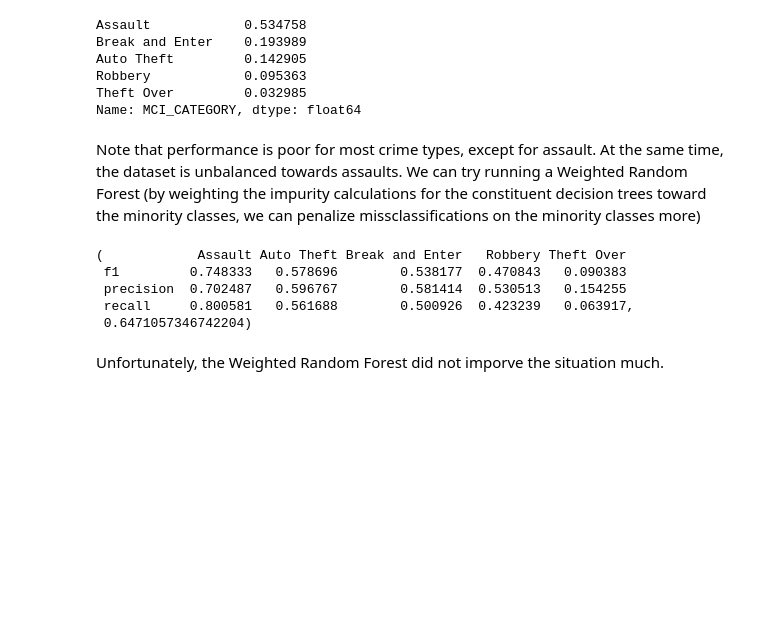
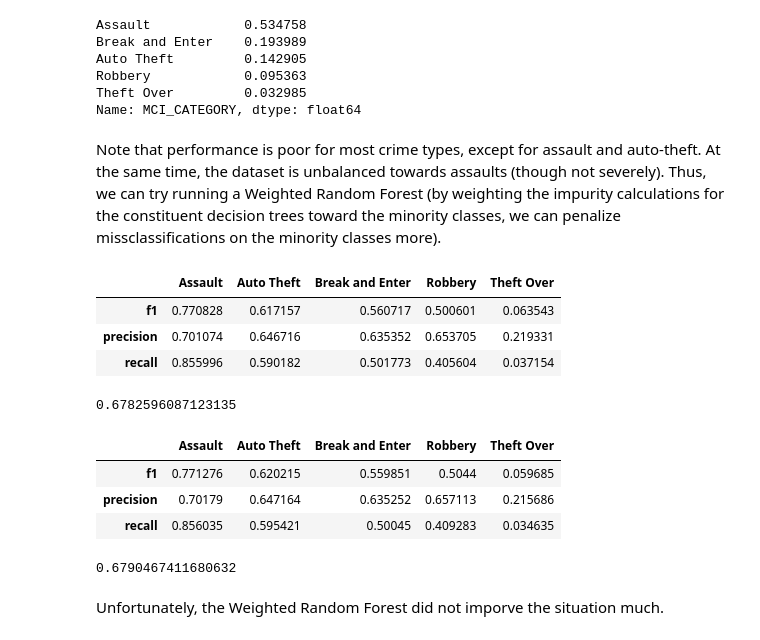
Before and after one commit to Matt2371/Toronto-Crimes, a Jupyter notebook: predictive_modeling.ipynb, the cells around one changed output. Cells and saved outputs as stored; diff of their text form; code cells hidden in the pictures; blank space fills up the shorter version.

```diff
--- a/predictive_modeling.ipynb
+++ b/predictive_modeling.ipynb
@@ -127,5 +127,5 @@ Robbery            0.095363
 Theft Over         0.032985
 Name: MCI_CATEGORY, dtype: float64
 # %% [markdown]
-Note that performance is poor for most crime types, except for assault. At the same time, the dataset is unbalanced towards assaults. We can try running a Weighted Random Forest (by weighting the impurity calculations for the constituent decision trees toward the minority classes, we can penalize missclassifications on the minority classes more)
+Note that performance is poor for most crime types, except for assault and auto-theft. At the same time, the dataset is unbalanced towards assaults (though not severely). Thus, we can try running a Weighted Random Forest (by weighting the impurity calculations for the constituent decision trees toward the minority classes, we can penalize missclassifications on the minority classes more).
 # %%
@@ -137,10 +137,13 @@ rf_weighted.fit(X_train1, y_train1)
 y_pred1_weighted = rf_weighted.predict(X_test1)
 # %%
 # Evaluate performance
-multi_performance(y_true=y_test1, y_pred=y_pred1_weighted, classes=classes)
+multi_performance(y_true=y_test1, y_pred=y_pred1_weighted, classes=classes)[0]
 # %% [output]
-(            Assault Auto Theft Break and Enter   Robbery Theft Over
- f1         0.748333   0.578696        0.538177  0.470843   0.090383
- precision  0.702487   0.596767        0.581414  0.530513   0.154255
- recall     0.800581   0.561688        0.500926  0.423239   0.063917,
- 0.6471057346742204)
+|  | Assault | Auto Theft | Break and Enter | Robbery | Theft Over |
+| f1 | 0.770828 | 0.617157 | 0.560717 | 0.500601 | 0.063543 |
+| precision | 0.701074 | 0.646716 | 0.635352 | 0.653705 | 0.219331 |
+| recall | 0.855996 | 0.590182 | 0.501773 | 0.405604 | 0.037154 |
+# %%
+multi_performance(y_true=y_test1, y_pred=y_pred1_weighted, classes=classes)[1]
+# %% [output]
+0.6782596087123135
@@ -147,3 +157,15 @@ multi_performance(y_true=y_test1, y_pred=y_pred1_weighted, classes=classes)
+# %%
+# Evaluate performance
+multi_performance(y_true=y_test1, y_pred=y_pred1_weighted2, classes=classes)[0]
+# %% [output]
+|  | Assault | Auto Theft | Break and Enter | Robbery | Theft Over |
+| f1 | 0.771276 | 0.620215 | 0.559851 | 0.5044 | 0.059685 |
+| precision | 0.70179 | 0.647164 | 0.635252 | 0.657113 | 0.215686 |
+| recall | 0.856035 | 0.595421 | 0.50045 | 0.409283 | 0.034635 |
+# %%
+multi_performance(y_true=y_test1, y_pred=y_pred1_weighted2, classes=classes)[1]
+# %% [output]
+0.6790467411680632
 # %% [markdown]
 Unfortunately, the Weighted Random Forest did not imporve the situation much.
 # %% [markdown]
```
Also changed, not shown: parts of 8 cells of this notebook, 1 other file.
